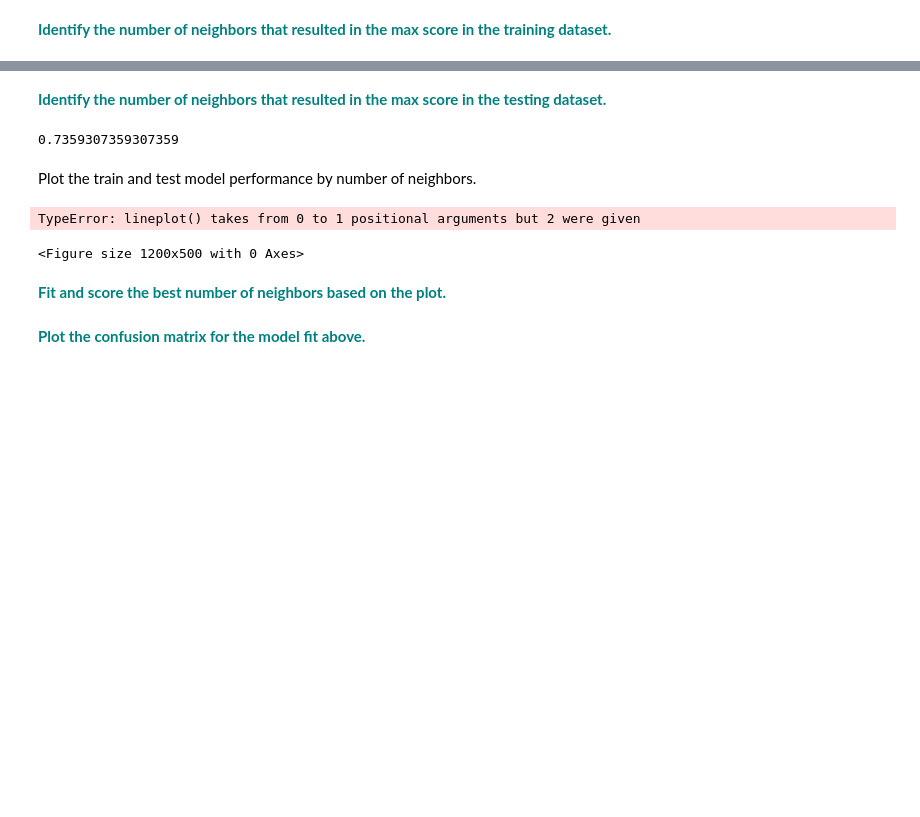
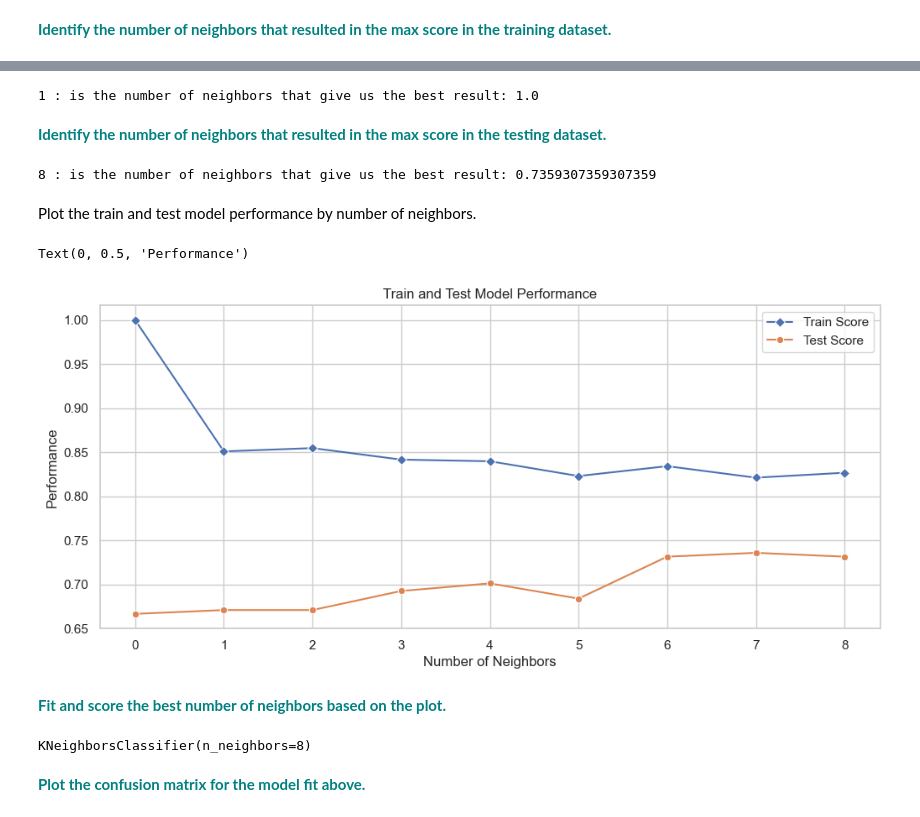
Before and after one commit to sabheen9/GridSearchKNN_Case_Study, a Jupyter notebook: GridSearchKNN_Case_Study.ipynb, the cells around one changed output, grey strips where cells are left out. Drawn from its saved outputs; the diff is of its cells as text; code cells hidden in the pictures; blank space fills up the shorter version.

```diff
--- a/GridSearchKNN_Case_Study.ipynb
+++ b/GridSearchKNN_Case_Study.ipynb
@@ -170,25 +166,33 @@ score_pairs['train_score'].max()
+# %%
+print(score_pairs['train_score'].idxmax(), ": is the number of neighbors that give us the best result:", score_pairs['train_score'].max())
+# %% [output]
+1 : is the number of neighbors that give us the best result: 1.0
 # %% [markdown]
 **<font color='teal'> Identify the number of neighbors that resulted in the max score in the testing dataset. </font>**
-# %%
-score_pairs['test_score'].max()
-# %% [output]
-0.7359307359307359
+# %%
+print(score_pairs['test_score'].idxmax(), ": is the number of neighbors that give us the best result:", score_pairs['test_score'].max())
+# %% [output]
+8 : is the number of neighbors that give us the best result: 0.7359307359307359
 # %% [markdown]
 Plot the train and test model performance by number of neighbors.
 # %%
-plt.figure(figsize=(12, 5))
-p = sns.lineplot(range(1, 10), train_scores, marker='*', label='Train Score')
-p = sns.lineplot(range(1, 10), test_scores, marker='o', label='Test Score')
+plt.figure(figsize=(12,5))
+sns.set_style("whitegrid")
+p = sns.lineplot(train_scores,marker='D',label='Train Score')
+p = sns.lineplot(test_scores,marker='o',label='Test Score')
 plt.title('Train and Test Model Performance')
 plt.xlabel('Number of Neighbors')
 plt.ylabel('Performance')
-
-plt.show()
 # %% [output]
-TypeError: lineplot() takes from 0 to 1 positional arguments but 2 were given
+Text(0, 0.5, 'Performance')
-<Figure size 1200x500 with 0 Axes>
+[figure, added]
 # %% [markdown]
 **<font color='teal'> Fit and score the best number of neighbors based on the plot. </font>**
+# %%
+knn = KNeighborsClassifier(8)
+knn.fit(X_train,y_train)
+# %% [output]
+KNeighborsClassifier(n_neighbors=8)
 # %%
 from sklearn.metrics import confusion_matrix
 y_pred = knn.predict(X_test)
```
Also changed, not shown: parts of 4 cells of this notebook.
